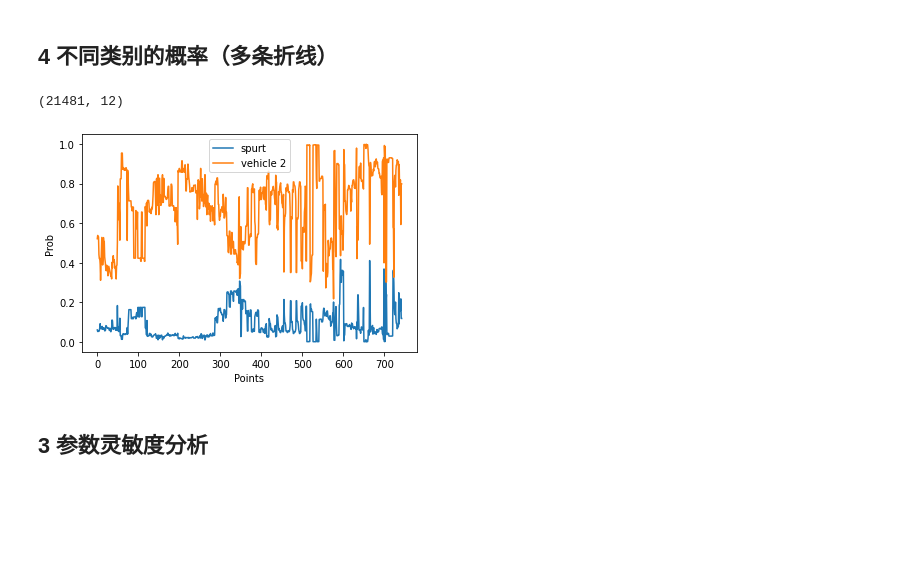
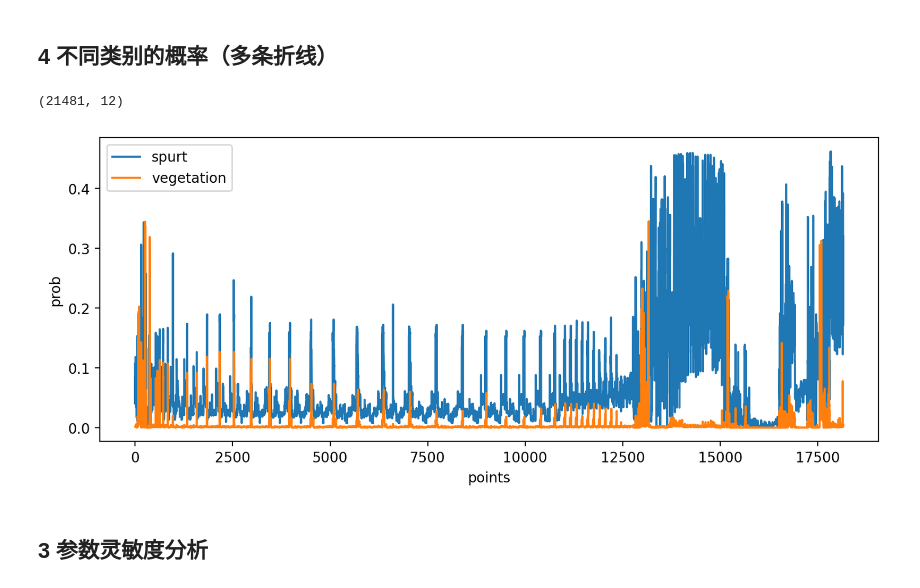
Before and after one commit to HuangCongQing/python-libraries, a Jupyter notebook: 03Matplotlib/应用/折线图.ipynb, the cells around one changed output. Drawn from its saved outputs; the diff is of its cells as text; code cells hidden in the pictures; blank space fills up the shorter version.

```diff
--- a/03Matplotlib/应用/折线图.ipynb
+++ b/03Matplotlib/应用/折线图.ipynb
@@ -8,28 +8,29 @@ import numpy as np
 # %%
 
 vehicle = np.load(f"/home/chongqinghuang/code/lmv-merge/vehicle_743.npy").astype(np.float32).reshape(-1, 12)# #[120000:]  1
 vegetation = np.load(f"/home/chongqinghuang/code/lmv-merge/vegetation_18152.npy").astype(np.float32).reshape(-1, 12)# #[120000:] 5
 construction = np.load(f"/home/chongqinghuang/code/lmv-merge/construction_21481.npy").astype(np.float32).reshape(-1, 12)# #[120000:] 11
 print(construction.shape)
 
 
 import matplotlib.pyplot as plt
 
-x = range(vehicle.shape[0])  # x轴数据
-y1 = vehicle[:,0]  # 第一条折线图的y轴数据
-y2 = vehicle[:,1]  # 第二条折线图的y轴数据
+x = range(vegetation.shape[0])  # x轴数据
+y1 = vegetation[:,0]  # 第一条折线图的y轴数据
+y2 = vegetation[:,1]  # 第二条折线图的y轴数据
 
+plt.figure(figsize=(10, 4), dpi=200)
 plt.plot(x, y1, label='spurt')  # 绘制第一条折线图
-plt.plot(x, y2, label='vehicle 2')  # 绘制第二条折线图
+plt.plot(x, y2, label='vegetation')  # 绘制第二条折线图
 
 plt.legend()  # 添加图例
-plt.xlabel('Points')  # 添加x轴标签
-plt.ylabel('Prob')  # 添加y轴标签
+plt.xlabel('points')  # 添加x轴标签
+plt.ylabel('prob')  # 添加y轴标签
 
 plt.show()
 # %% [output]
 (21481, 12)
-[figure, old version]
+[figure, new version]
 # %% [markdown]
 ## 3 参数灵敏度分析
 # %%
```
